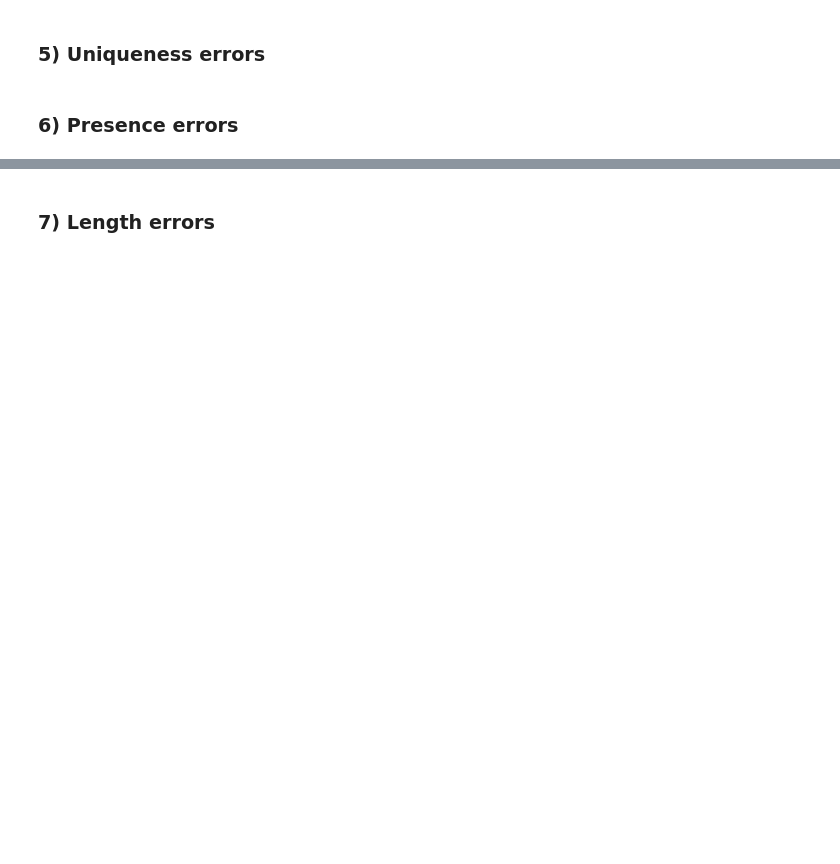
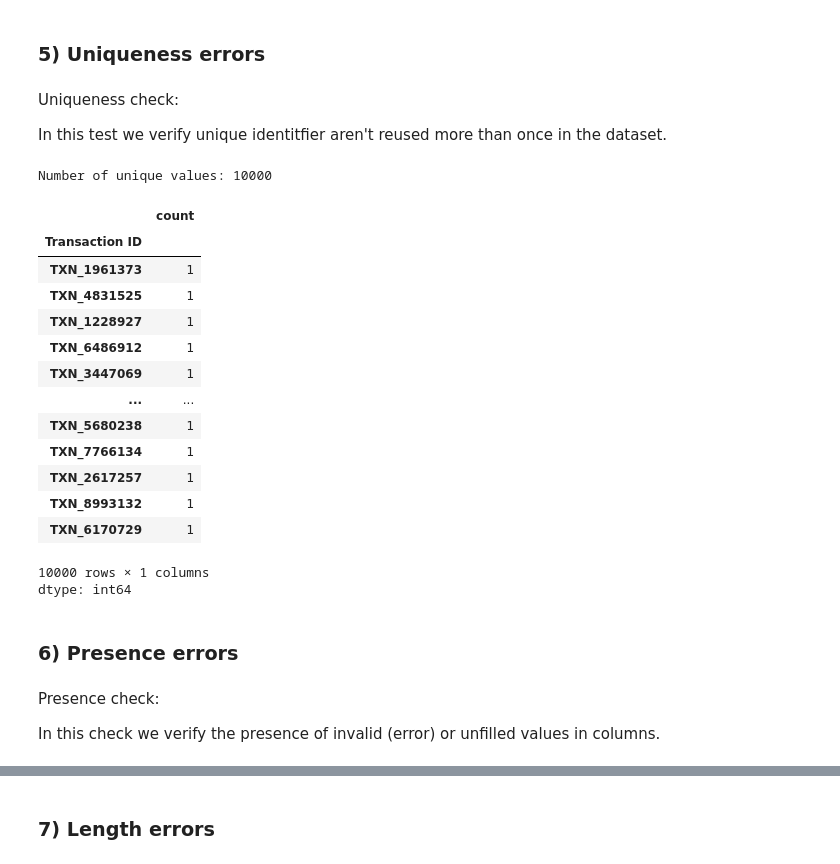
Before and after one commit to IsaacLafond/CSI-4142---Fundamentals-of-Data-Science, a Jupyter notebook: Assignment 2/assignment2.ipynb, the cells around one changed output, grey strips where cells are left out. Cells and saved outputs as stored; diff of their text form; code cells hidden in the pictures; blank space fills up the shorter version.

```diff
--- a/Assignment 2/assignment2.ipynb
+++ b/Assignment 2/assignment2.ipynb
@@ -126,4 +189,40 @@ df_filtered
 # %% [markdown]
 ### **5) Uniqueness errors**
+# %% [markdown]
+Uniqueness check:
+
+In this test we verify unique identitfier aren't reused more than once in the dataset.
+# %%
+# Checker code (only 1 possible parameter, see below)
+
+# Typically this type of check can be executed on identfier such as ID, emails or usernames
+# In this case the only identifier in the dataset is the transaction ID
+tranID_column = df1["Transaction ID"]
+
+# Get a list of all the unique value from the Transaction ID column and print its size
+print(f"Number of unique values: {tranID_column.unique().size}")
+# See the value counts of all the transaction ID (all 1)
+tranID_column.value_counts()
+# %% [output]
+Number of unique values: 10000
+|  | count |
+| Transaction ID |  |
+| TXN_1961373 | 1 |
+| TXN_4831525 | 1 |
+| TXN_1228927 | 1 |
+| TXN_6486912 | 1 |
+| TXN_3447069 | 1 |
+| ... | ... |
+| TXN_5680238 | 1 |
+| TXN_7766134 | 1 |
+| TXN_2617257 | 1 |
+| TXN_8993132 | 1 |
+| TXN_6170729 | 1 |
+10000 rows × 1 columns
+dtype: int64
 # %% [markdown]
 ### **6) Presence errors**
+# %% [markdown]
+Presence check:
+
+In this check we verify the presence of invalid (error) or unfilled values in columns.
```
Also changed, not shown: parts of 26 cells of this notebook.
